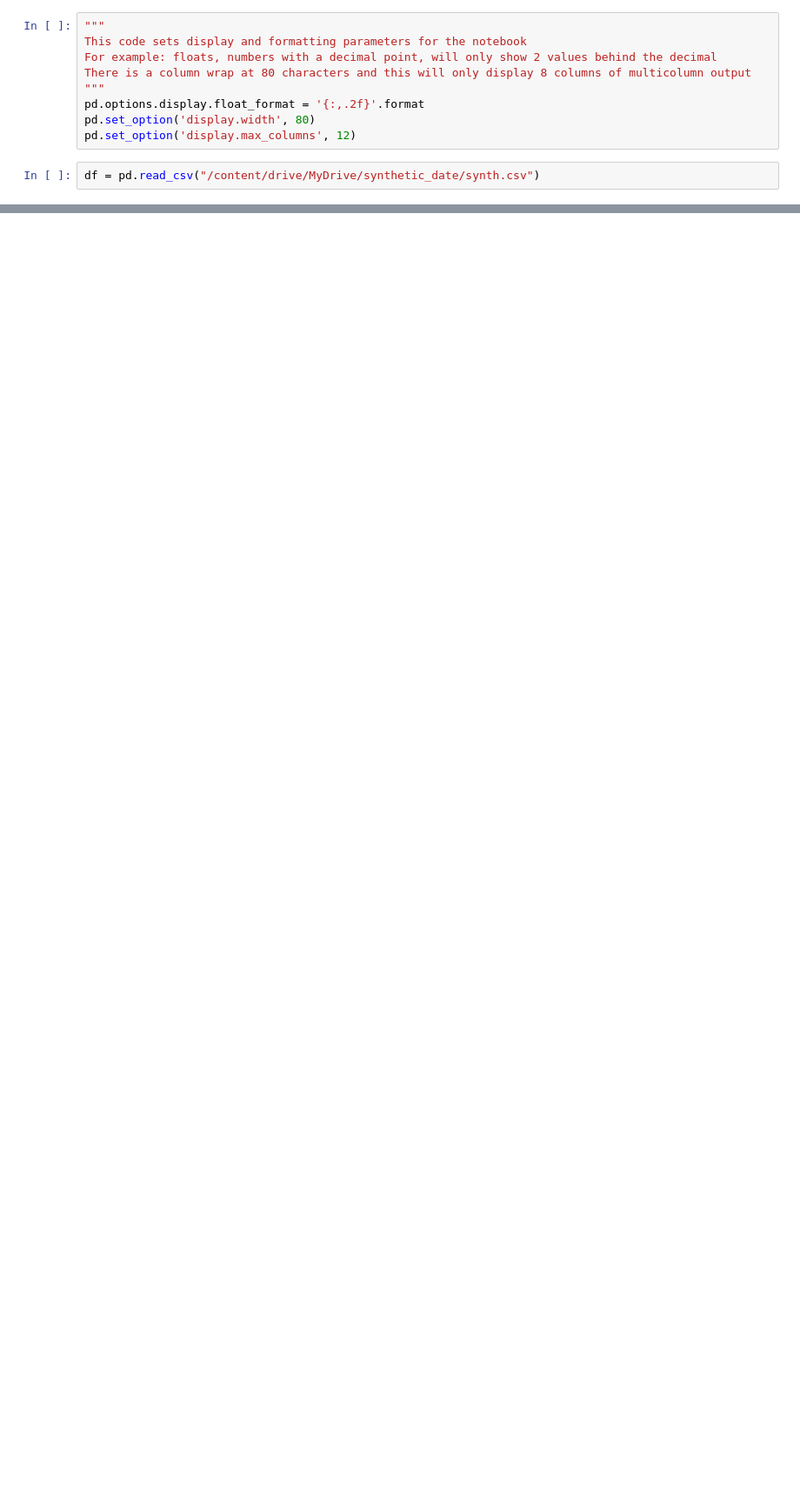
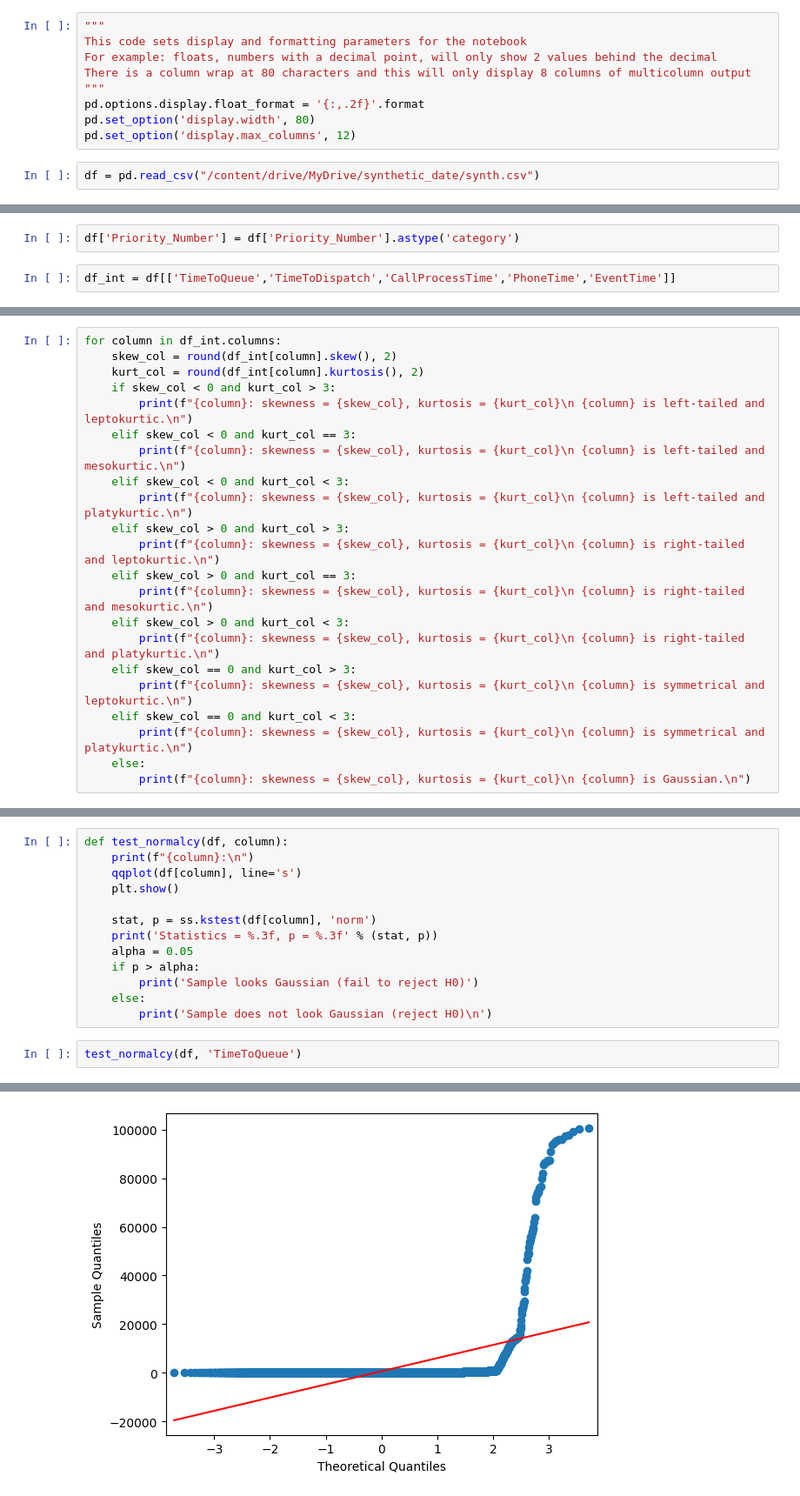
Before and after one commit to trdunsworth/eda2, a Jupyter notebook: VA_NENA_EDA.ipynb, the cells around one changed output, grey strips where cells are left out. Shown at 87% size. Cells and saved outputs as stored; diff of their text form; blank space fills up the shorter version.

```diff
--- a/VA_NENA_EDA.ipynb
+++ b/VA_NENA_EDA.ipynb
@@ -81,0 +147,4 @@ df = pd.read_csv("/content/drive/MyDrive/synthetic_date/synth.csv")
+# %%
+df['Priority_Number'] = df['Priority_Number'].astype('category')
+# %%
+df_int = df[['TimeToQueue','TimeToDispatch','CallProcessTime','PhoneTime','EventTime']]
@@ -81,0 +163,22 @@ df = pd.read_csv("/content/drive/MyDrive/synthetic_date/synth.csv")
+# %%
+for column in df_int.columns:
+    skew_col = round(df_int[column].skew(), 2)
+    kurt_col = round(df_int[column].kurtosis(), 2)
+    if skew_col < 0 and kurt_col > 3:
+        print(f"{column}: skewness = {skew_col}, kurtosis = {kurt_col}\n {column} is left-tailed and leptokurtic.\n")
+    elif skew_col < 0 and kurt_col == 3:
+        print(f"{column}: skewness = {skew_col}, kurtosis = {kurt_col}\n {column} is left-tailed and mesokurtic.\n")
+    elif skew_col < 0 and kurt_col < 3:
+        print(f"{column}: skewness = {skew_col}, kurtosis = {kurt_col}\n {column} is left-tailed and platykurtic.\n")
+    elif skew_col > 0 and kurt_col > 3:
+        print(f"{column}: skewness = {skew_col}, kurtosis = {kurt_col}\n {column} is right-tailed and leptokurtic.\n")
+    elif skew_col > 0 and kurt_col == 3:
+        print(f"{column}: skewness = {skew_col}, kurtosis = {kurt_col}\n {column} is right-tailed and mesokurtic.\n")
+    elif skew_col > 0 and kurt_col < 3:
+        print(f"{column}: skewness = {skew_col}, kurtosis = {kurt_col}\n {column} is right-tailed and platykurtic.\n")
+    elif skew_col == 0 and kurt_col > 3:
+        print(f"{column}: skewness = {skew_col}, kurtosis = {kurt_col}\n {column} is symmetrical and leptokurtic.\n")
+    elif skew_col == 0 and kurt_col < 3:
+        print(f"{column}: skewness = {skew_col}, kurtosis = {kurt_col}\n {column} is symmetrical and platykurtic.\n")
+    else:
+        print(f"{column}: skewness = {skew_col}, kurtosis = {kurt_col}\n {column} is Gaussian.\n")
@@ -81,0 +200,16 @@ df = pd.read_csv("/content/drive/MyDrive/synthetic_date/synth.csv")
+# %%
+def test_normalcy(df, column):
+    print(f"{column}:\n")
+    qqplot(df[column], line='s')
+    plt.show()
+
+    stat, p = ss.kstest(df[column], 'norm')
+    print('Statistics = %.3f, p = %.3f' % (stat, p))
+    alpha = 0.05
+    if p > alpha:
+        print('Sample looks Gaussian (fail to reject H0)')
+    else:
+        print('Sample does not look Gaussian (reject H0)\n')
+# %%
+test_normalcy(df, 'TimeToQueue')
+# %% [output]
@@ -81,0 +217 @@ df = pd.read_csv("/content/drive/MyDrive/synthetic_date/synth.csv")
+[figure, added]
```
Also changed, not shown: parts of 19 cells of this notebook.
